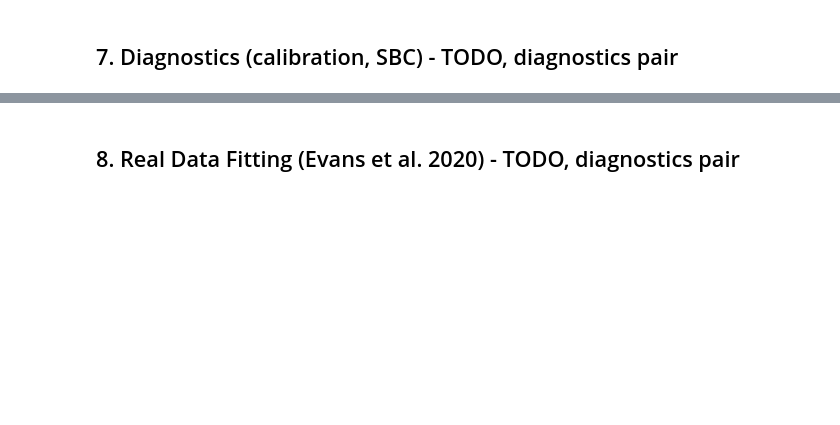
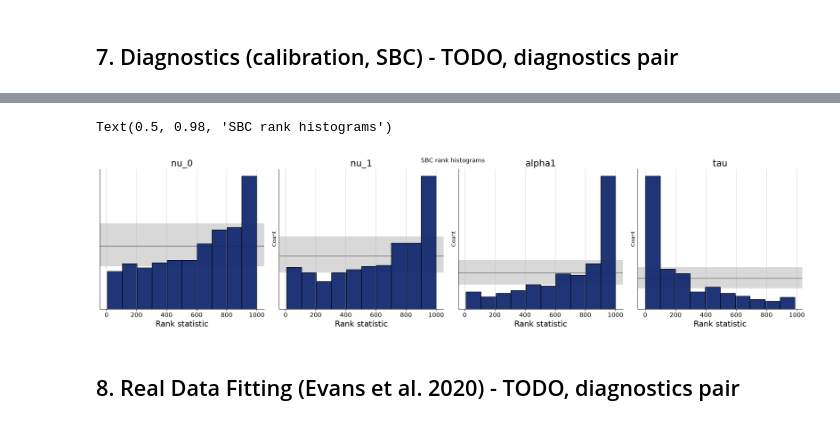
Before and after one commit to avi-0106/double-response-sbi_group17, a Jupyter notebook: notebooks/final/full_project.ipynb, the cells around one changed output, grey strips where cells are left out. Cells and saved outputs as stored; diff of their text form; code cells hidden in the pictures; blank space fills up the shorter version.

Commit message:
Prior Histograms for diagnostics

```diff
--- a/notebooks/final/full_project.ipynb
+++ b/notebooks/final/full_project.ipynb
@@ -160,4 +164,15 @@ estimated: {'nu': array([[1.97550017, 4.67088338]]), 'alpha1': array([[1.3097049
 ## 7. Diagnostics (calibration, SBC) - TODO, diagnostics pair
 # %%
 # TODO: calibration plots, SBC, posterior contraction using approximator.sample()
-import matplotlib
+N_TEST = 500
+test_data = simulator.sample(N_TEST)
+N_POST_SAMPLES = 1000
+posterior_draws = approximator.sample(conditions=test_data, num_samples=N_POST_SAMPLES)
+f_sbc_hist = bf.diagnostics.plots.calibration_histogram(
+    estimates=posterior_draws,
+    targets=test_data,
+    variable_keys=["nu", "alpha1", "tau"],
+)
+f_sbc_hist.suptitle("SBC rank histograms")
+plt.show()
+# %% [output]
@@ -164,3 +180,5 @@ import matplotlib
+Text(0.5, 0.98, 'SBC rank histograms')
+[figure, added]
 # %% [markdown]
 ## 8. Real Data Fitting (Evans et al. 2020) - TODO, diagnostics pair
 # %%
```
Also changed, not shown: parts of 3 cells of this notebook.
